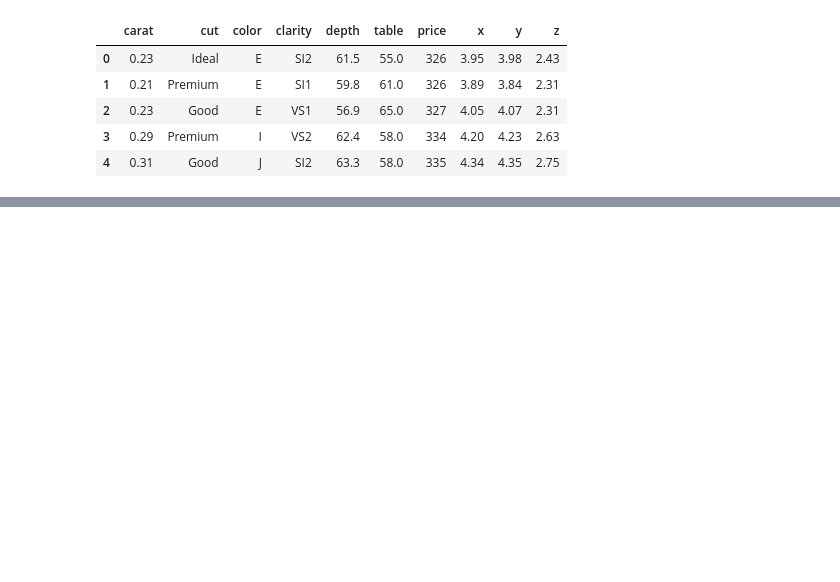
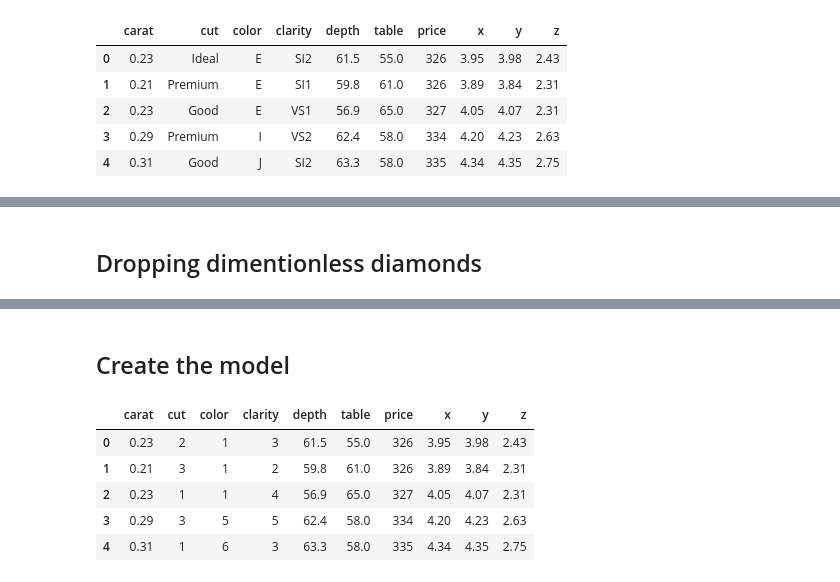
Before and after one commit to Ammar743/ML-Diamond, a Jupyter notebook: Clean_Data.ipynb, the cells around one changed output, grey strips where cells are left out. Drawn from its saved outputs; the diff is of its cells as text; code cells hidden in the pictures; blank space fills up the shorter version.

Commit message:
model created

```diff
--- a/Clean_Data.ipynb
+++ b/Clean_Data.ipynb
@@ -67,3 +80,8 @@ diamond.describe()
 | 50% | 0.700000 | 61.800000 | 57.000000 | 2401.000000 | 5.700000 | 5.710000 | 3.530000 |
 | 75% | 1.040000 | 62.500000 | 59.000000 | 5324.250000 | 6.540000 | 6.540000 | 4.040000 |
 | max | 5.010000 | 79.000000 | 95.000000 | 18823.000000 | 10.740000 | 58.900000 | 31.800000 |
+# %%
+s = (diamond.dtypes =="object")
+object_cols = list(s[s].index)
+print("Categorical variables:")
+print(object_cols)
@@ -200,2 +258,30 @@ dtype: object
+# %%
+#Dropping the outliers.
+diamond = diamond[(diamond["depth"]<75)&(diamond["depth"]>45)]
+diamond = diamond[(diamond["table"]<80)&(diamond["table"]>40)]
+diamond = diamond[(diamond["x"]<30)]
+diamond = diamond[(diamond["y"]<30)]
+diamond = diamond[(diamond["z"]<30)&(diamond["z"]>2)]
+# %% [markdown]
+## Dropping dimentionless diamonds
+# %%
+diamond = diamond.drop(diamond[diamond["x"]==0].index)
+diamond = diamond.drop(diamond[diamond["y"]==0].index)
+diamond = diamond.drop(diamond[diamond["z"]==0].index)
 # %% [markdown]
 ![purple-divider](https://user-images.githubusercontent.com/7065401/52071927-c1cd7100-2562-11e9-908a-dde91ba14e59.png)
+# %% [markdown]
+## Create the model
+# %%
+label_data = diamond.copy()
+label_encoder = LabelEncoder()
+for col in object_cols:
+    label_data[col] = label_encoder.fit_transform(label_data[col])
+label_data.head()
+# %% [output]
+|  | carat | cut | color | clarity | depth | table | price | x | y | z |
+| 0 | 0.23 | 2 | 1 | 3 | 61.5 | 55.0 | 326 | 3.95 | 3.98 | 2.43 |
+| 1 | 0.21 | 3 | 1 | 2 | 59.8 | 61.0 | 326 | 3.89 | 3.84 | 2.31 |
+| 2 | 0.23 | 1 | 1 | 4 | 56.9 | 65.0 | 327 | 4.05 | 4.07 | 2.31 |
+| 3 | 0.29 | 3 | 5 | 5 | 62.4 | 58.0 | 334 | 4.20 | 4.23 | 2.63 |
+| 4 | 0.31 | 1 | 6 | 3 | 63.3 | 58.0 | 335 | 4.34 | 4.35 | 2.75 |
```
Also changed, not shown: parts of 30 cells of this notebook.
